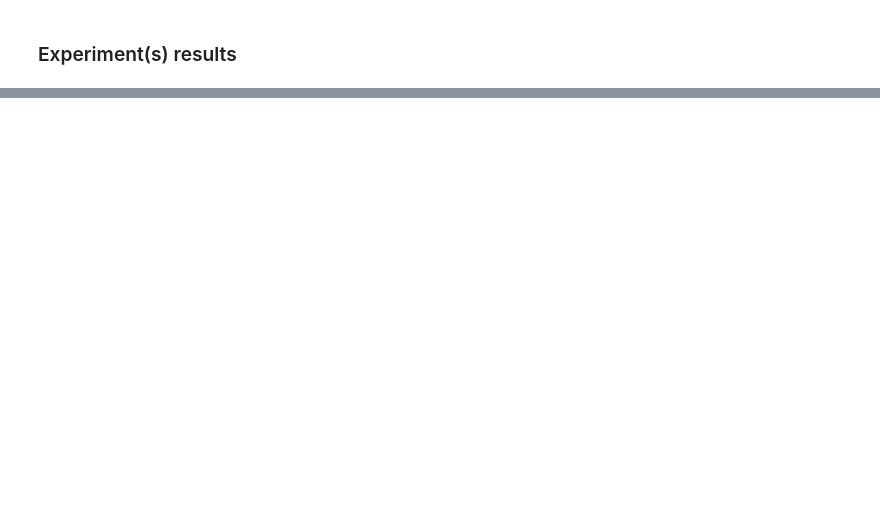
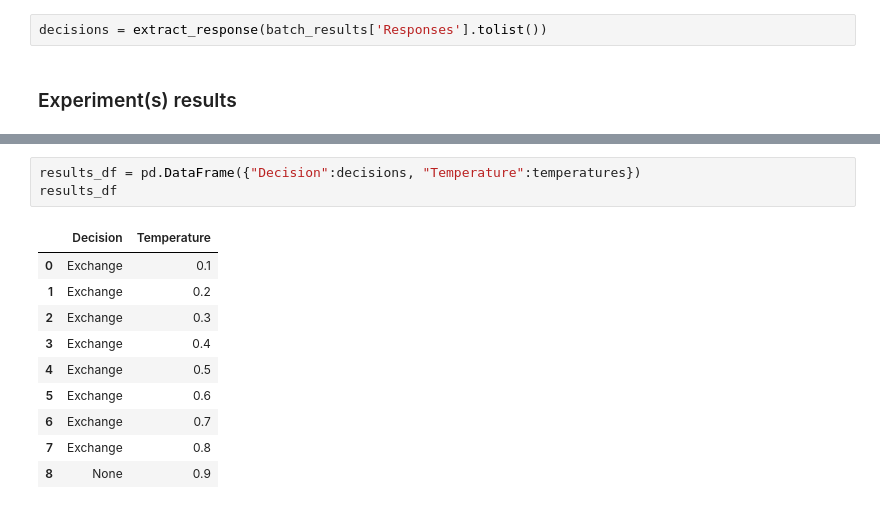
Before and after one commit to Bonorinoa/EconLLM_Lab, a Jupyter notebook: Code/SmallScaleSocieties_LLM_Project1_Version3.ipynb, the cells around one changed output, grey strips where cells are left out. Saved outputs shown, nothing was run; the diff lists cells and outputs as text; blank space fills up the shorter version.

```diff
--- a/Code/SmallScaleSocieties_LLM_Project1_Version3.ipynb
+++ b/Code/SmallScaleSocieties_LLM_Project1_Version3.ipynb
@@ -430,2 +479,4 @@ Rejections: [9, 6, 7, 7, 7],
+# %%
+decisions = extract_response(batch_results['Responses'].tolist())
 # %% [markdown]
 ### Experiment(s) results
@@ -486,0 +483,14 @@ plt.show()
+# %%
+results_df = pd.DataFrame({"Decision":decisions, "Temperature":temperatures})
+results_df
+# %% [output]
+|  | Decision | Temperature |
+| 0 | Exchange | 0.1 |
+| 1 | Exchange | 0.2 |
+| 2 | Exchange | 0.3 |
+| 3 | Exchange | 0.4 |
+| 4 | Exchange | 0.5 |
+| 5 | Exchange | 0.6 |
+| 6 | Exchange | 0.7 |
+| 7 | Exchange | 0.8 |
+| 8 | None | 0.9 |
```
Also changed, not shown: parts of 29 cells of this notebook.
